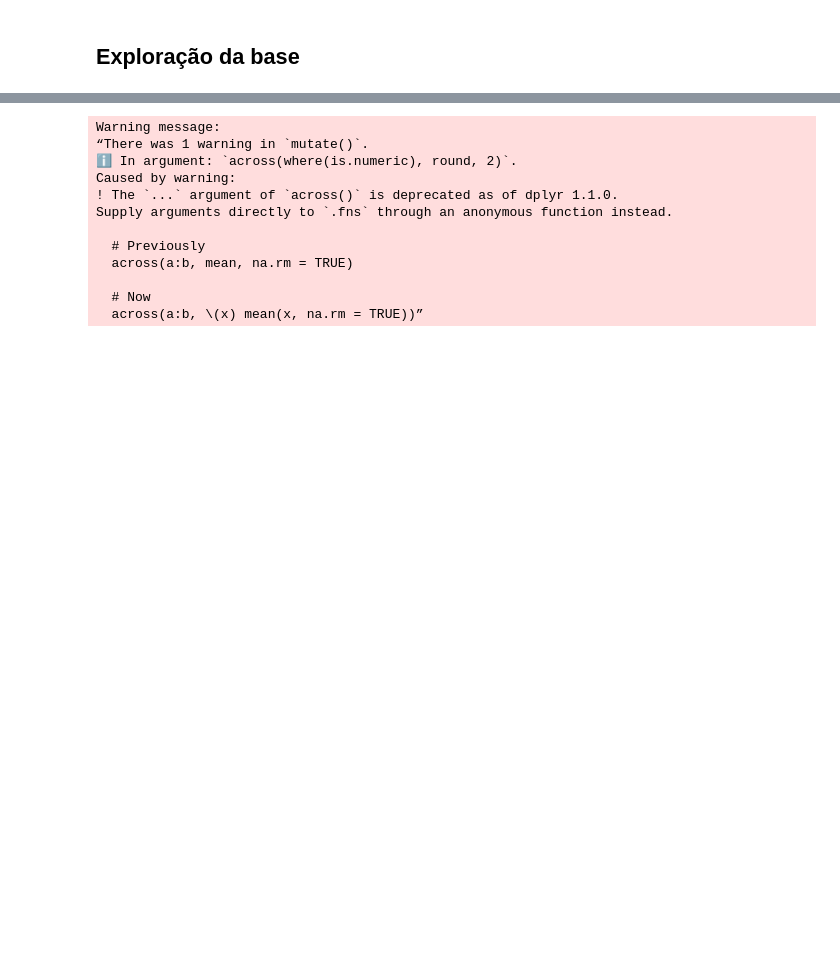
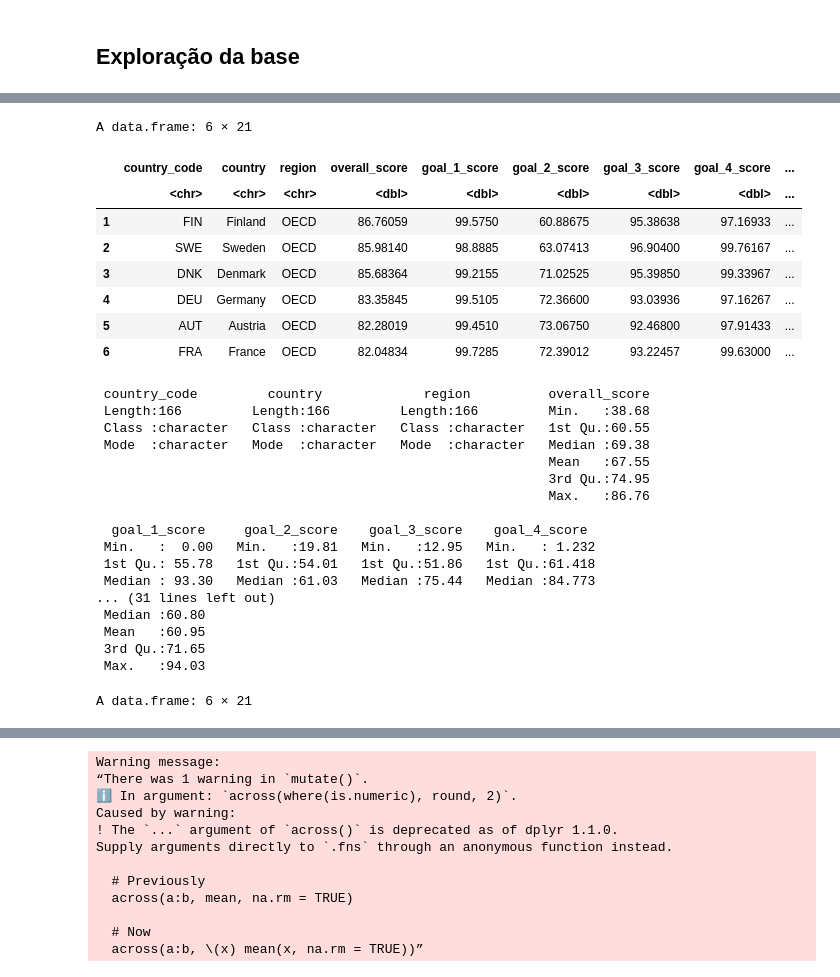
Before and after one commit to ramonferrari/mpgc_ti, a Jupyter notebook: DAV_S2023_Códigos_Pré_Projeto.ipynb, the cells around one changed output, grey strips where cells are left out. Cells and saved outputs as stored; diff of their text form; code cells hidden in the pictures; blank space fills up the shorter version.

```diff
--- a/DAV_S2023_Códigos_Pré_Projeto.ipynb
+++ b/DAV_S2023_Códigos_Pré_Projeto.ipynb
@@ -49,0 +55,32 @@ Warning message in scan(file = file, what = what, sep = sep, quote = quote, dec
+# %%
+head(df)
+summary(df)
+tail(df)
+# %% [output]
+A data.frame: 6 × 21
+|  | country_code | country | region | overall_score | goal_1_score | goal_2_score | goal_3_score | goal_4_score | ... |
+|  | <chr> | <chr> | <chr> | <dbl> | <dbl> | <dbl> | <dbl> | <dbl> | ... |
+| 1 | FIN | Finland | OECD | 86.76059 | 99.5750 | 60.88675 | 95.38638 | 97.16933 | ... |
+| 2 | SWE | Sweden | OECD | 85.98140 | 98.8885 | 63.07413 | 96.90400 | 99.76167 | ... |
+| 3 | DNK | Denmark | OECD | 85.68364 | 99.2155 | 71.02525 | 95.39850 | 99.33967 | ... |
+| 4 | DEU | Germany | OECD | 83.35845 | 99.5105 | 72.36600 | 93.03936 | 97.16267 | ... |
+| 5 | AUT | Austria | OECD | 82.28019 | 99.4510 | 73.06750 | 92.46800 | 97.91433 | ... |
+| 6 | FRA | France | OECD | 82.04834 | 99.7285 | 72.39012 | 93.22457 | 99.63000 | ... |
+ country_code         country             region          overall_score
+ Length:166         Length:166         Length:166         Min.   :38.68
+ Class :character   Class :character   Class :character   1st Qu.:60.55
+ Mode  :character   Mode  :character   Mode  :character   Median :69.38
+                                                          Mean   :67.55
+                                                          3rd Qu.:74.95
+                                                          Max.   :86.76
+
+  goal_1_score     goal_2_score    goal_3_score    goal_4_score
+ Min.   :  0.00   Min.   :19.81   Min.   :12.95   Min.   : 1.232
+ 1st Qu.: 55.78   1st Qu.:54.01   1st Qu.:51.86   1st Qu.:61.418
+ Median : 93.30   Median :61.03   Median :75.44   Median :84.773
+... (31 lines left out)
+ Median :60.80
+ Mean   :60.95
+ 3rd Qu.:71.65
+ Max.   :94.03
+A data.frame: 6 × 21
```
Also changed, not shown: parts of 15 cells of this notebook.
